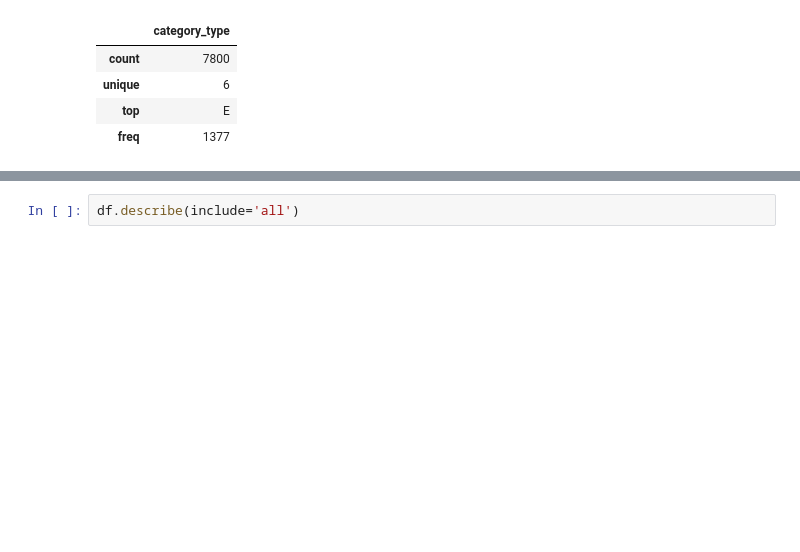
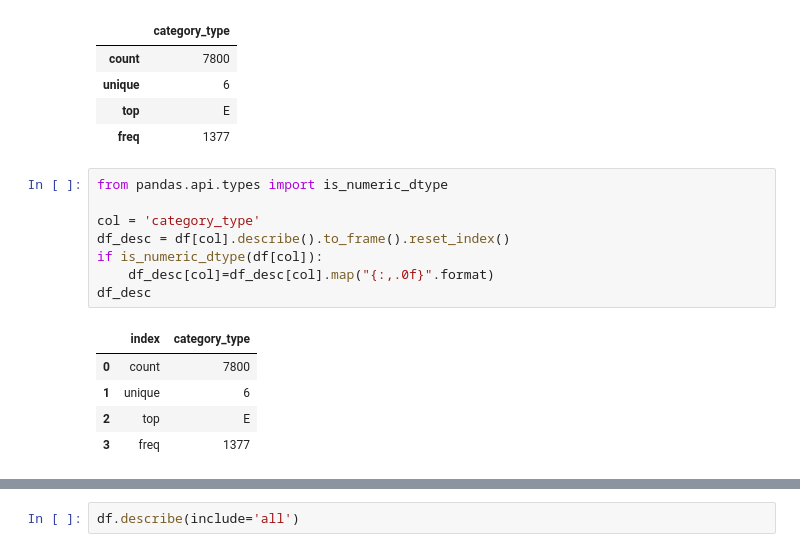
Before and after one commit to guyyos/tusha, a Jupyter notebook: notebooks/time_series.ipynb, the cells around one changed output, grey strips where cells are left out. Cells and saved outputs as stored; diff of their text form; blank space fills up the shorter version.

```diff
--- a/notebooks/time_series.ipynb
+++ b/notebooks/time_series.ipynb
@@ -481,3 +481,17 @@ df['category_type'].describe(include='all').to_frame()
 | unique | 6 |
 | top | E |
 | freq | 1377 |
+# %%
+from pandas.api.types import is_numeric_dtype
+
+col = 'category_type'
+df_desc = df[col].describe().to_frame().reset_index()
+if is_numeric_dtype(df[col]):
+    df_desc[col]=df_desc[col].map("{:,.0f}".format)
+df_desc
+# %% [output]
+|  | index | category_type |
+| 0 | count | 7800 |
+| 1 | unique | 6 |
+| 2 | top | E |
+| 3 | freq | 1377 |
```
Also changed, not shown: parts of 2 cells of this notebook, 3 other files.
